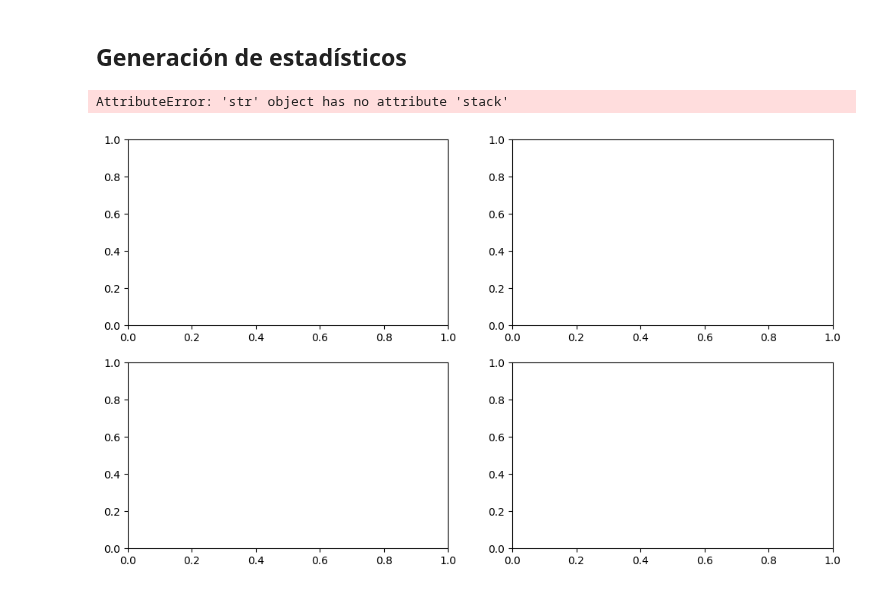
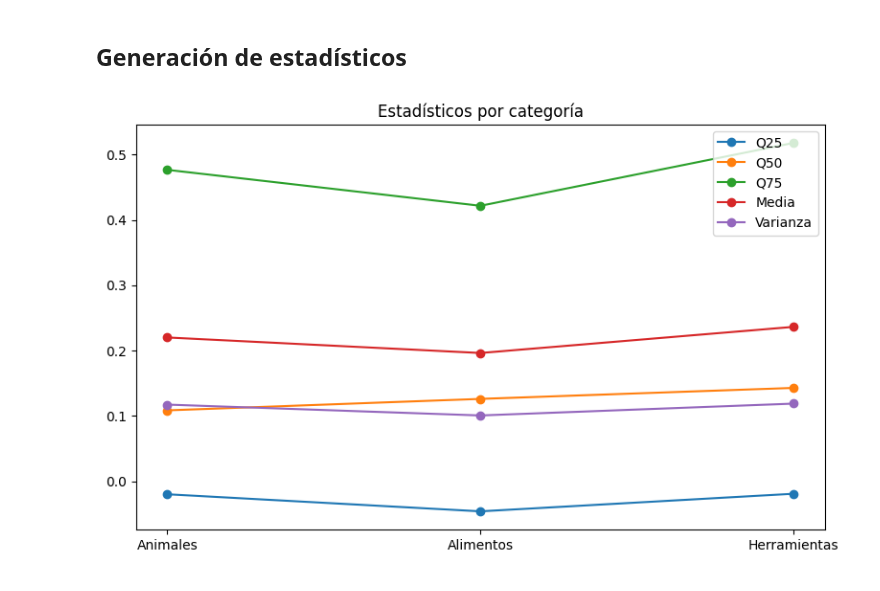
Before and after one commit to Fernando-JAL/Neurociencias-2026-1, a Jupyter notebook: S06_proyecto/Proyecto final_Macarena.ipynb, the cells around one changed output. Saved outputs shown, nothing was run; the diff lists cells and outputs as text; code cells hidden in the pictures.

```diff
--- a/S06_proyecto/Proyecto final_Macarena.ipynb
+++ b/S06_proyecto/Proyecto final_Macarena.ipynb
@@ -47,34 +47,36 @@ plt.show()
 # %% [markdown]
 ## Generación de estadísticos
 # %%
-# Análisis animales
-categoria = animales
+matrices = {
+    "Animales": corr_animales,
+    "Alimentos": corr_alimentos,
+    "Herramientas": corr_herramientas
+}
 
-th25, th50, th75, promedio, varianza = [], [], [], [], []
-mu_sigma = []
+th25, th50, th75 = [], [], []
+promedio, varianza = [], []
+categorias = []
 
-fig, axes = plt.subplots(2,2, figsize=(12,7))
-
-
-for subject in categoria:
-    # cálculo estadísticos
-    data = subject.stack().values
+for nombre, matriz in matrices.items():
+    data = matriz.stack().values
+    categorias.append(nombre)
     th25.append(np.percentile(data, 25))
     th50.append(np.percentile(data, 50))
     th75.append(np.percentile(data, 75))
     promedio.append(np.mean(data))
     varianza.append(np.var(data))
-    mu_sigma.append(np.mean(data) + np.var(data))
 
-    # plots
-    sns.histplot(subject.stack().values, ax=axes[0][0], kde=True)  # kde=True --> para mostrar la distribución suavizada
-    sns.ecdfplot(subject.stack().values, ax=axes[0][1])
-axes[1][0].plot(th25, label="Percentil al 25%")
-axes[1][0].plot(th50, label="Percentil al 50%")
-axes[1][0].plot(th75, label="Percentil al 75%")
-axes[1][0].plot(promedio, label="Media")
-axes[1][0].plot(varianza, label="Varianza")
-axes[1][0].legend()
+fig, ax = plt.subplots(figsize=(8, 5))
+
+ax.plot(categorias, th25, marker='o', label="Q25")
+ax.plot(categorias, th50, marker='o', label="Q50")
+ax.plot(categorias, th75, marker='o', label="Q75")
+ax.plot(categorias, promedio, marker='o', label="Media")
+ax.plot(categorias, varianza, marker='o', label="Varianza")
+
+ax.set_title("Estadísticos por categoría")
+ax.legend()
+plt.tight_layout()
+plt.show()
 # %% [output]
-AttributeError: 'str' object has no attribute 'stack'
-[figure, old version]
+[figure, new version]
```
Also changed, not shown: parts of 2 cells of this notebook.
